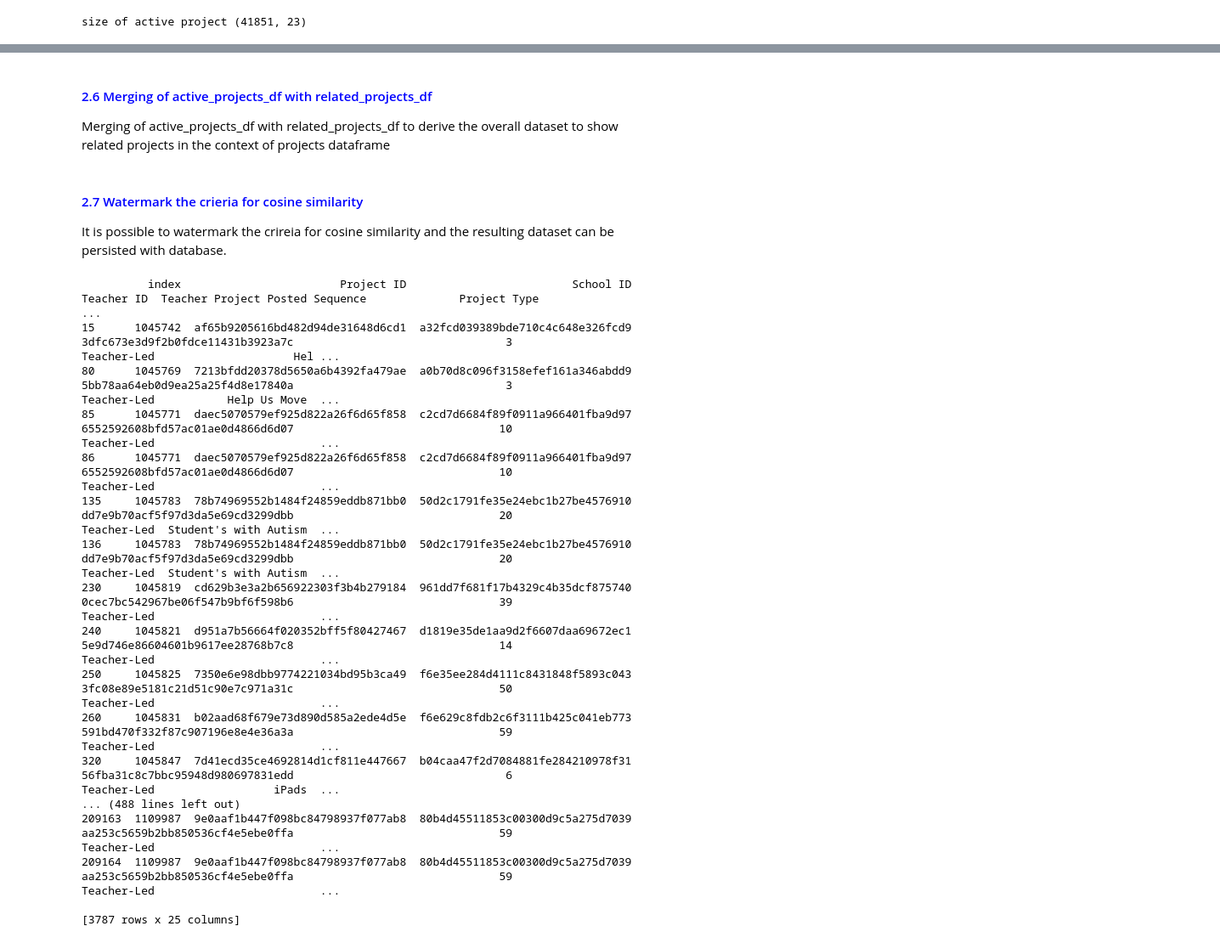
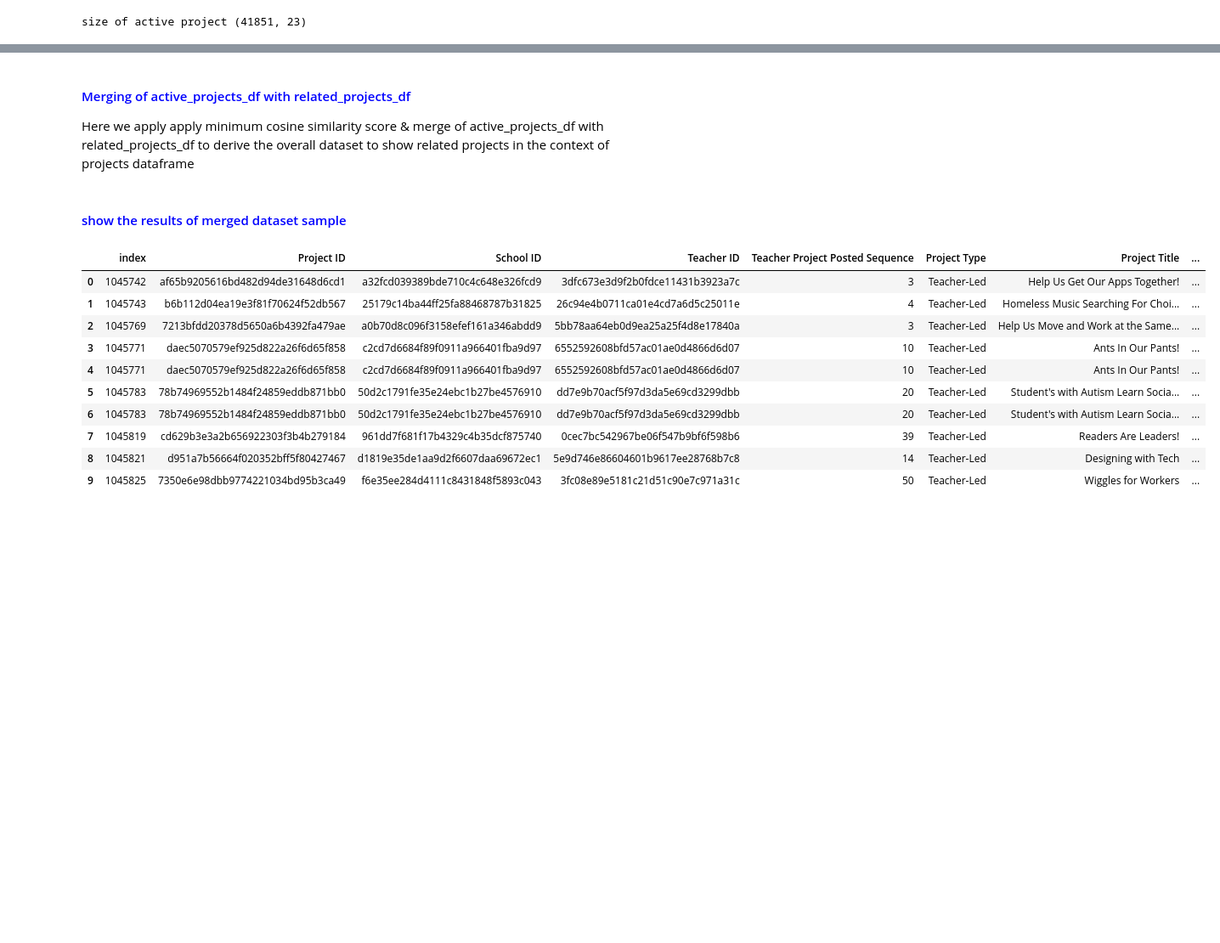
Before and after one commit to gitapriyam/machine-learning, a Jupyter notebook: projects/capstone/capstone.ipynb, the cells around one changed output, grey strips where cells are left out. Shown at 85% size. Cells and saved outputs as stored; diff of their text form; code cells hidden in the pictures; blank space fills up the shorter version.

```diff
--- a/projects/capstone/capstone.ipynb
+++ b/projects/capstone/capstone.ipynb
@@ -133,6 +157,7 @@ vectorizer = TfidfVectorizer(strip_accents='unicode',
                      analyzer='word',
                      lowercase=True, # Convert all uppercase to lowercase
                      stop_words='english', # Remove common English words
+                     sublinear_tf=False, # use linear weightage for term frequency
                      max_df = 0.9)
 tfidf_matrix =  vectorizer.fit_transform(project_essay)
 # %% [markdown]
@@ -162,13 +172,12 @@ round_digits=2
 
 Given an index as a parameter, this function will return all the related projects using the tfidf_matrix derived earlier
 # %%
-import time
 def get_similar_projects(index):
-    start = time.time()
-    cosine_similarities = linear_kernel(tfidf_matrix[index:index+1], tfidf_matrix).flatten()
-    related_docs_indices = [i for i in cosine_similarities.argsort()[::-1] if i != index]
-    list_data=[( get_project_id(index), get_project_id(row_index), round(cosine_similarities[row_index], round_digits)) for row_index in related_docs_indices[0:top_n]]
+    cosine_similarities = linear_kernel(tfidf_matrix[index:index+1], \
+                                        tfidf_matrix).flatten()
+    related_docs_indices = [i for i in cosine_similarities.argsort()\
+                            [::-1][:top_n + 1] if i != index]
+    list_data=[( get_project_id(index), get_project_id(row_index), \
+                round(cosine_similarities[row_index], round_digits)) \
+               for row_index in related_docs_indices[0:top_n]]
     return list_data
-# %%
-output=get_similar_projects(10)
-print(output)
@@ -235,33 +237,25 @@ This will save the derived related projects as a file. However, in real life sit
 # %%
 related_projects_df.to_csv(path +"Related Projects.csv")
 # %% [markdown]
- #### <font color="blue">2.6 Merging of active_projects_df with related_projects_df </font>
-
-Merging of active_projects_df with related_projects_df to derive the overall dataset to show related projects in the context of projects dataframe
+ #### <font color="blue">Merging of active_projects_df with related_projects_df </font>
+Here we apply apply minimum cosine similarity score & merge of active_projects_df with related_projects_df to derive the overall dataset to show related projects in the context of projects dataframe
 # %%
+related_projects_df = related_projects_df[related_projects_df['Cosine Similarity'] > cos_filter_score]
 merged_df=active_projects_df.merge( related_projects_df, on='Project ID', how='inner')
-# %% [markdown]
- #### <font color="blue">2.7 Watermark the crieria for cosine similarity </font>
-
-It is possible to watermark the crireia for cosine similarity and the resulting dataset can be persisted with database.
-# %%
-merged_df[merged_df['Cosine Similarity'] > 0.7]
-# %% [output]
-          index                        Project ID                         School ID                        Teacher ID  Teacher Project Posted Sequence              Project Type                         ...
-15      1045742  af65b9205616bd482d94de31648d6cd1  a32fcd039389bde710c4c648e326fcd9  3dfc673e3d9f2b0fdce11431b3923a7c                                3               Teacher-Led                     Hel ...
-80      1045769  7213bfdd20378d5650a6b4392fa479ae  a0b70d8c096f3158efef161a346abdd9  5bb78aa64eb0d9ea25a25f4d8e17840a                                3               Teacher-Led           Help Us Move  ...
-85      1045771  daec5070579ef925d822a26f6d65f858  c2cd7d6684f89f0911a966401fba9d97  6552592608bfd57ac01ae0d4866d6d07                               10               Teacher-Led                         ...
-86      1045771  daec5070579ef925d822a26f6d65f858  c2cd7d6684f89f0911a966401fba9d97  6552592608bfd57ac01ae0d4866d6d07                               10               Teacher-Led                         ...
-135     1045783  78b74969552b1484f24859eddb871bb0  50d2c1791fe35e24ebc1b27be4576910  dd7e9b70acf5f97d3da5e69cd3299dbb                               20               Teacher-Led  Student's with Autism  ...
-136     1045783  78b74969552b1484f24859eddb871bb0  50d2c1791fe35e24ebc1b27be4576910  dd7e9b70acf5f97d3da5e69cd3299dbb                               20               Teacher-Led  Student's with Autism  ...
-230     1045819  cd629b3e3a2b656922303f3b4b279184  961dd7f681f17b4329c4b35dcf875740  0cec7bc542967be06f547b9bf6f598b6                               39               Teacher-Led                         ...
-240     1045821  d951a7b56664f020352bff5f80427467  d1819e35de1aa9d2f6607daa69672ec1  5e9d746e86604601b9617ee28768b7c8                               14               Teacher-Led                         ...
-250     1045825  7350e6e98dbb9774221034bd95b3ca49  f6e35ee284d4111c8431848f5893c043  3fc08e89e5181c21d51c90e7c971a31c                               50               Teacher-Led                         ...
-260     1045831  b02aad68f679e73d890d585a2ede4d5e  f6e629c8fdb2c6f3111b425c041eb773  591bd470f332f87c907196e8e4e36a3a                               59               Teacher-Led                         ...
-320     1045847  7d41ecd35ce4692814d1cf811e447667  b04caa47f2d7084881fe284210978f31  56fba31c8c7bbc95948d980697831edd                                6               Teacher-Led                  iPads  ...
-... (488 lines left out)
-209163  1109987  9e0aaf1b447f098bc84798937f077ab8  80b4d45511853c00300d9c5a275d7039  aa253c5659b2bb850536cf4e5ebe0ffa                               59               Teacher-Led                         ...
-209164  1109987  9e0aaf1b447f098bc84798937f077ab8  80b4d45511853c00300d9c5a275d7039  aa253c5659b2bb850536cf4e5ebe0ffa                               59               Teacher-Led                         ...
-
-[3787 rows x 25 columns]
+# %% [markdown]
+ #### <font color="blue">show the results of merged dataset sample </font>
+# %%
+merged_df.head(10)
+# %% [output]
+|  | index | Project ID | School ID | Teacher ID | Teacher Project Posted Sequence | Project Type | Project Title | ... |
+| 0 | 1045742 | af65b9205616bd482d94de31648d6cd1 | a32fcd039389bde710c4c648e326fcd9 | 3dfc673e3d9f2b0fdce11431b3923a7c | 3 | Teacher-Led | Help Us Get Our Apps Together! | ... |
+| 1 | 1045743 | b6b112d04ea19e3f81f70624f52db567 | 25179c14ba44ff25fa88468787b31825 | 26c94e4b0711ca01e4cd7a6d5c25011e | 4 | Teacher-Led | Homeless Music Searching For Choi... | ... |
+| 2 | 1045769 | 7213bfdd20378d5650a6b4392fa479ae | a0b70d8c096f3158efef161a346abdd9 | 5bb78aa64eb0d9ea25a25f4d8e17840a | 3 | Teacher-Led | Help Us Move and Work at the Same... | ... |
+| 3 | 1045771 | daec5070579ef925d822a26f6d65f858 | c2cd7d6684f89f0911a966401fba9d97 | 6552592608bfd57ac01ae0d4866d6d07 | 10 | Teacher-Led | Ants In Our Pants! | ... |
+| 4 | 1045771 | daec5070579ef925d822a26f6d65f858 | c2cd7d6684f89f0911a966401fba9d97 | 6552592608bfd57ac01ae0d4866d6d07 | 10 | Teacher-Led | Ants In Our Pants! | ... |
+| 5 | 1045783 | 78b74969552b1484f24859eddb871bb0 | 50d2c1791fe35e24ebc1b27be4576910 | dd7e9b70acf5f97d3da5e69cd3299dbb | 20 | Teacher-Led | Student's with Autism Learn Socia... | ... |
+| 6 | 1045783 | 78b74969552b1484f24859eddb871bb0 | 50d2c1791fe35e24ebc1b27be4576910 | dd7e9b70acf5f97d3da5e69cd3299dbb | 20 | Teacher-Led | Student's with Autism Learn Socia... | ... |
+| 7 | 1045819 | cd629b3e3a2b656922303f3b4b279184 | 961dd7f681f17b4329c4b35dcf875740 | 0cec7bc542967be06f547b9bf6f598b6 | 39 | Teacher-Led | Readers Are Leaders! | ... |
+| 8 | 1045821 | d951a7b56664f020352bff5f80427467 | d1819e35de1aa9d2f6607daa69672ec1 | 5e9d746e86604601b9617ee28768b7c8 | 14 | Teacher-Led | Designing with Tech | ... |
+| 9 | 1045825 | 7350e6e98dbb9774221034bd95b3ca49 | f6e35ee284d4111c8431848f5893c043 | 3fc08e89e5181c21d51c90e7c971a31c | 50 | Teacher-Led | Wiggles for Workers | ... |
 # %% [markdown]
```
Also changed, not shown: parts of 32 cells of this notebook, 13 other files.
